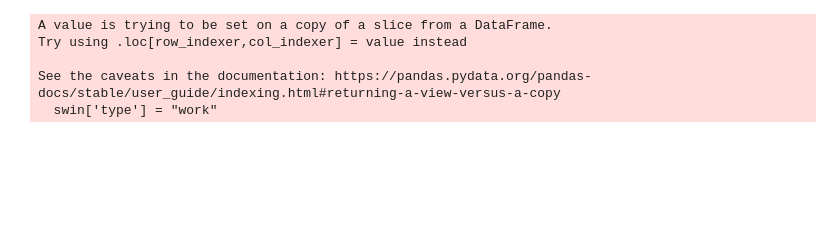
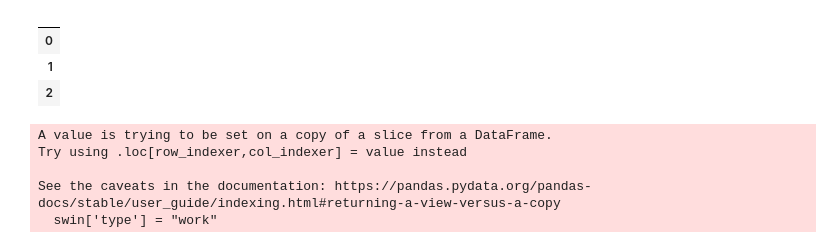
Before and after one commit to 0luhancheng0/pyalex, a Jupyter notebook: demo.ipynb, the cells around one changed output. Saved outputs shown, nothing was run; the diff lists cells and outputs as text; code cells hidden in the pictures; blank space fills up the shorter version.

```diff
--- a/demo.ipynb
+++ b/demo.ipynb
@@ -34,3 +51,10 @@ swin
+# %%
+pd.json_normalize(swin)
+# %% [output]
+|  |
+| 0 |
+| 1 |
+| 2 |
 # %%
 work_template = (
     lambda x: f"<work><title>{x['title']}</title><abstract>{invert_abstract(x['abstract_inverted_index'])}</abstract></work>"
```
Also changed, not shown: parts of 5 cells of this notebook, 18 other files.
